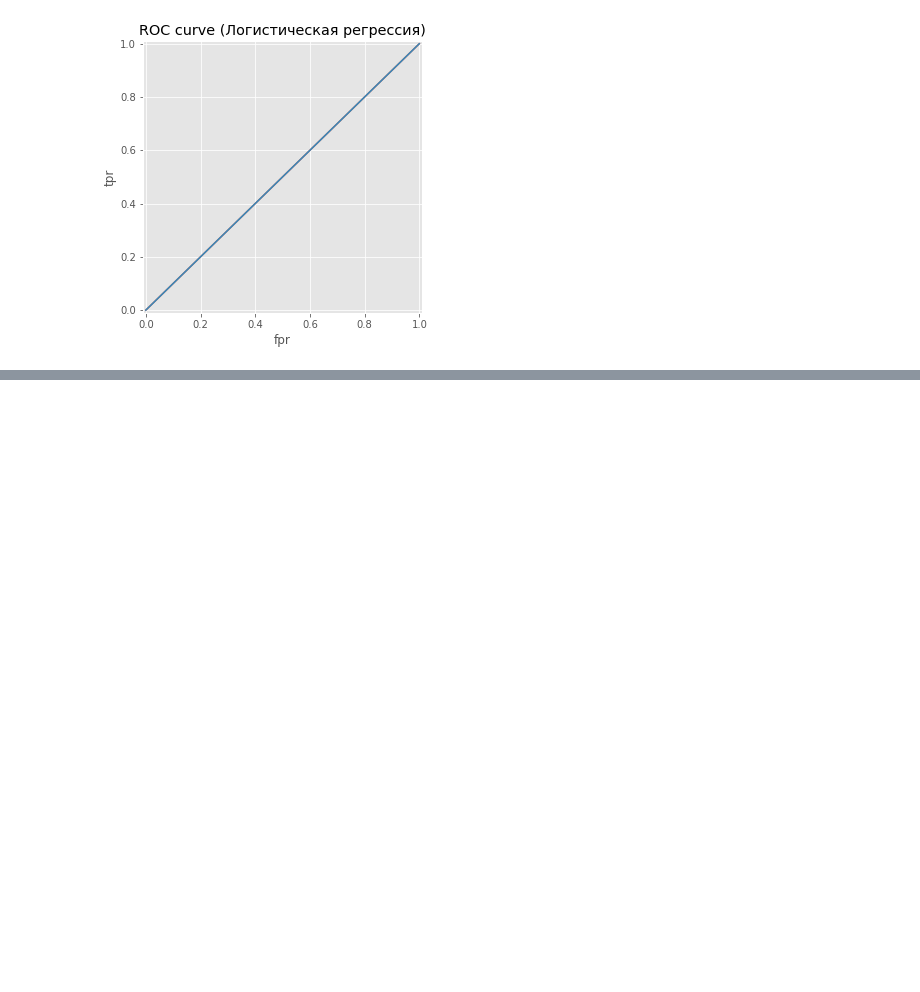
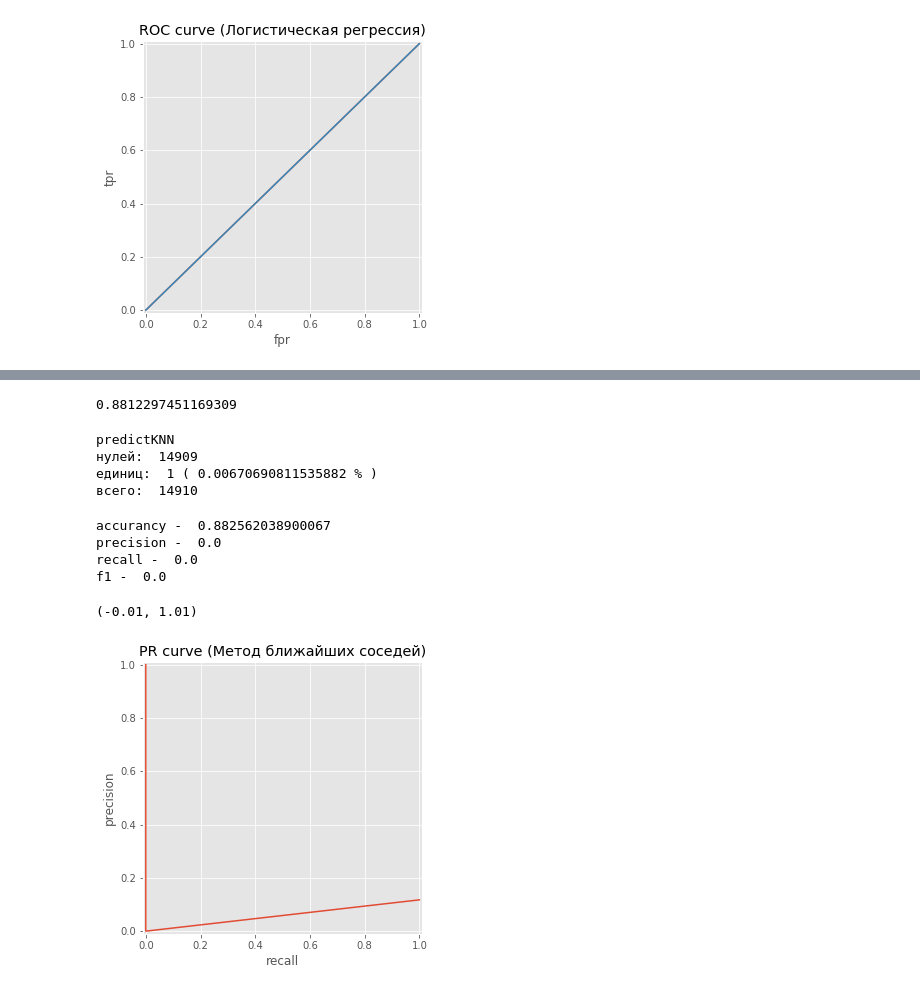
Before and after one commit to do-al/sfml, a Jupyter notebook: hw_02/hw2_task-2.ipynb, the cells around one changed output, grey strips where cells are left out. Saved outputs shown, nothing was run; the diff lists cells and outputs as text; code cells hidden in the pictures; blank space fills up the shorter version.

Commit message:
Add files via upload
Добавил метод ближайших соседей. Уже лучше, но все равно плохо.

```diff
--- a/hw_02/hw2_task-2.ipynb
+++ b/hw_02/hw2_task-2.ipynb
@@ -1334,0 +966,6 @@ plt.ylim((-0.01, 1.01))
+# %%
+KNN_params = {'n_neighbors': range(1, 100), 'p' : range(1, 2)}
+# %%
+KNN_grid = GridSearchCV(KNN, KNN_params, cv=5, n_jobs=-1, verbose=True)
+# %%
+KNN_grid.fit(X_train, y_train)
@@ -1334,0 +990,4 @@ plt.ylim((-0.01, 1.01))
+# %%
+KNN_grid.best_score_
+# %% [output]
+0.8812297451169309
@@ -1334,0 +996,45 @@ plt.ylim((-0.01, 1.01))
+# %%
+predictKNN = KNN_grid.predict(X_test)
+# %%
+k0 = 0
+k1 = 0
+all = 0
+for value in predictKNN:
+    if value == 0:
+        k0 +=1
+    elif value == 1:
+        k1 +=1
+    all += 1
+print ('predictKNN')
+print ('нулей: ', k0)
+print ('единиц: ', k1, '(', k1*100/all, '% )')
+print ('всего: ', all)
+# %% [output]
+predictKNN
+нулей:  14909
+единиц:  1 ( 0.00670690811535882 % )
+всего:  14910
+# %%
+print('accurancy - ', accuracy_score(y_test, predictKNN))
+print('precision - ', precision_score(y_test, predictKNN))
+print('recall - ', recall_score(y_test, predictKNN))
+print('f1 - ', f1_score(y_test, predictKNN))
+# %% [output]
+accurancy -  0.882562038900067
+precision -  0.0
+recall -  0.0
+f1 -  0.0
+# %%
+precisionKNN, recallKNN, thresholds = precision_recall_curve(y_test, predictKNN)
+
+plt.figure(figsize=(5, 5))
+plt.plot(recallKNN, precisionKNN)
+plt.xlabel('recall')
+plt.ylabel('precision')
+plt.grid(True)
+plt.title('PR curve (Метод ближайших соседей)')
+plt.xlim((-0.01, 1.01))
+plt.ylim((-0.01, 1.01))
+# %% [output]
+(-0.01, 1.01)
+[figure, added]
```
Also changed, not shown: parts of 199 cells of this notebook.
